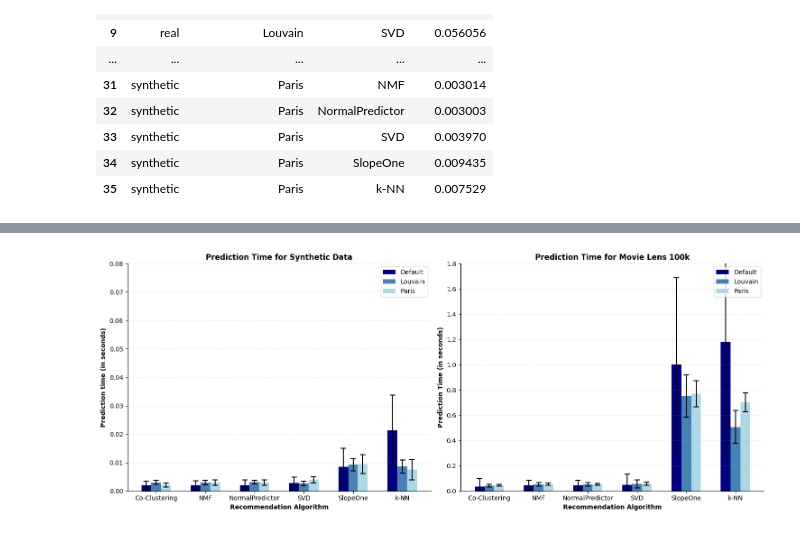
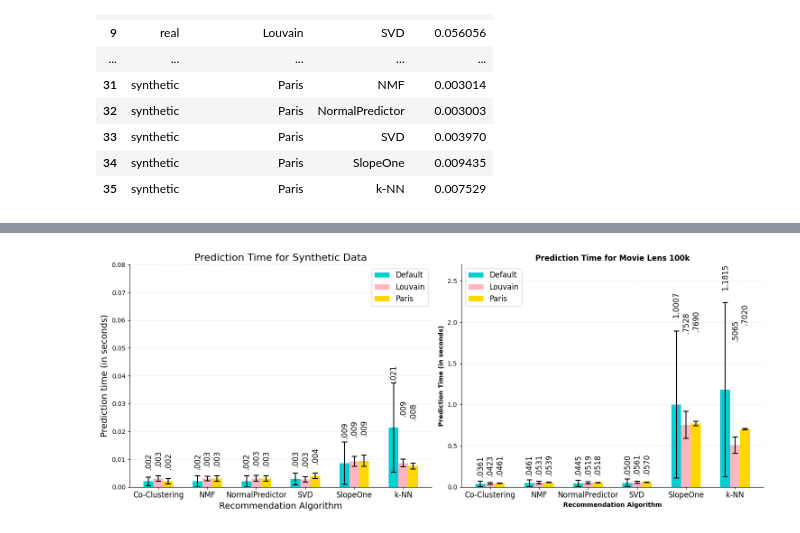
Before and after one commit to ryan-dutra/Collaborative-filtering, a Jupyter notebook: notebooks/summarization_of_cost.ipynb, the cells around one changed output, grey strips where cells are left out. Cells and saved outputs as stored; diff of their text form; code cells hidden in the pictures.

```diff
--- a/notebooks/summarization_of_cost.ipynb
+++ b/notebooks/summarization_of_cost.ipynb
@@ -41,7 +44,8 @@ df = df.groupby(['dataset', 'community_detector', 'algorithm_rec', 'test_size',
 df = df.groupby(['dataset', 'community_detector', 'algorithm_rec', 'test_size'])['train_runtime'].median().reset_index()
 df = df.groupby(['dataset', 'community_detector', 'algorithm_rec'])['train_runtime'].median().reset_index()
 errors = data.copy()
-errors = errors.groupby(['dataset', 'community_detector', 'algorithm_rec'])['train_runtime'].mad().reset_index()
+#errors = errors.groupby(['dataset', 'community_detector', 'algorithm_rec'])['train_runtime'].mad().reset_index()
+errors = errors.groupby(['dataset', 'community_detector', 'algorithm_rec'])['train_runtime'].agg(custom_aggregator).reset_index()
 
 display(df)
 # %% [output]
@@ -96,7 +100,7 @@ methods = list(
     )
 )
 methods.sort()
-colors = ['navy', 'steelblue', 'lightblue']
+colors = ['#00CED1', '#FFB6C1', '#FFD700']#['navy', 'steelblue', 'lightblue']
 bar_width = 0.2
 index = np.arange(len(models))
 # %%
@@ -184,7 +196,7 @@ df = df.groupby(['dataset', 'community_detector', 'algorithm_rec', 'test_size',
 df = df.groupby(['dataset', 'community_detector', 'algorithm_rec', 'test_size'])['test_runtime'].median().reset_index()
 df = df.groupby(['dataset', 'community_detector', 'algorithm_rec'])['test_runtime'].median().reset_index()
 errors = data.copy()
-errors = errors.groupby(['dataset', 'community_detector', 'algorithm_rec'])['test_runtime'].mad().reset_index()
+errors = errors.groupby(['dataset', 'community_detector', 'algorithm_rec'])['test_runtime'].agg(custom_aggregator).reset_index()
 
 display(df)
 # %% [output]
@@ -239,7 +251,7 @@ methods = list(
     )
 )
 methods.sort()
-colors = ['navy', 'steelblue', 'lightblue']
+colors = ['#00CED1', '#FFB6C1', '#FFD700']#['navy', 'steelblue', 'lightblue']
 bar_width = 0.2
 index = np.arange(len(models))
 # %%
@@ -267,55 +279,79 @@ fig, axes = plt.subplots(1, 2, figsize=(15, 6))
 for i, method in enumerate(methods):
     axes[0].bar(index + (i * bar_width), run_synt[:, i], yerr=errors_synt[:, i], width=bar_width, label=method,
                 color=colors[i], capsize=4, error_kw={'capthick': 1.5})
-#    for j, value in enumerate(run_synt[:, i]):
-#        formatted_value = format(value, '.3f').lstrip('0')
-#        axes[0].annotate(formatted_value, xy=(index[j] + (i * bar_width), value),
-#                         xytext=(0, -35), textcoords='offset points', ha='center', va='top',
-#                         fontsize=9, color='blueviolet', rotation='vertical', fontweight='bold')
+    for j, value in enumerate(run_synt[:, i]):
+        if j == 4:
+            formatted_value = format(value, '.3f').lstrip('0')
+            axes[0].annotate(formatted_value, xy=(index[j] + (i * bar_width), value),
+                            xytext=(0, 65), textcoords='offset points', ha='center', va='top',
+                            fontsize=12, color='black', rotation='vertical')#, fontweight='bold')
+        elif j ==5:
+            formatted_value = format(value, '.3f').lstrip('0')
+            axes[0].annotate(formatted_value, xy=(index[j] + (i * bar_width), value),
+                            xytext=(0, 100), textcoords='offset points', ha='center', va='top',
+                            fontsize=12, color='black', rotation='vertical')#, fontweight='bold')
+        else:
+            formatted_value = format(value, '.3f').lstrip('0')
+            axes[0].annotate(formatted_value, xy=(index[j] + (i * bar_width), value),
+                            xytext=(0, 45), textcoords='offset points', ha='center', va='top',
+                            fontsize=12, color='black', rotation='vertical')#, fontweight='bold')
 
 # Additional plot settings for the synthetic dataset
-axes[0].set_xlabel('Recommendation Algorithm', fontweight='bold')
-axes[0].set_ylabel('Prediction time (in seconds)', fontweight='bold')
-axes[0].set_title('Prediction Time for Synthetic Data', fontweight='bold')
+axes[0].set_xlabel('Recommendation Algorithm', fontsize=14)#, fontweight='bold')
+axes[0].set_ylabel('Prediction time (in seconds)', fontsize=14)#, fontweight='bold')
+axes[0].set_title('Prediction Time for Synthetic Data', fontsize=16)#, fontweight='bold')
 axes[0].set_xticks(index + (bar_width * (len(methods) - 1) / 2))
 axes[0].set_xticklabels(models, ha='center')
 axes[0].set_ylim(0, 0.08)
-axes[0].legend()
+axes[0].tick_params(axis='x', labelsize=12)
+axes[0].legend(fontsize=12)
 
 # Add horizontal grid lines for the synthetic dataset
 axes[0].grid(axis='y', linestyle='--', alpha=0.3)
 
 for i, method in enumerate(methods):
     axes[1].bar(index + (i * bar_width), run_real[:, i], yerr=errors_real[:, i], width=bar_width, label=method,
                 color=colors[i], capsize=4, error_kw={'capthick': 1.5})
-#    for j, value in enumerate(run_real[:, i]):
-#        formatted_value = format(value, '.4f').lstrip('0')
-#        axes[1].annotate(formatted_value, xy=(index[j] + (i * bar_width), value),
-#                         xytext=(0, -35), textcoords='offset points', ha='center', va='top',
-#                         fontsize=9, color='blueviolet', rotation='vertical', fontweight='bold')
+    for j, value in enumerate(run_real[:, i]):
+        if j == 4:
+            formatted_value = format(value, '.4f').lstrip('0')
+            axes[1].annotate(formatted_value, xy=(index[j] + (i * bar_width), value),
+                            xytext=(0, 180), textcoords='offset points', ha='center', va='top',
+                            fontsize=12, color='black', rotation='vertical')#, fontweight='bold')
+        elif j == 5:
+            formatted_value = format(value, '.4f').lstrip('0')
+            axes[1].annotate(formatted_value, xy=(index[j] + (i * bar_width), value),
+                            xytext=(0, 200), textcoords='offset points', ha='center', va='top',
+                            fontsize=12, color='black', rotation='vertical')#, fontweight='bold')
+        else:
+            formatted_value = format(value, '.4f').lstrip('0')
+            axes[1].annotate(formatted_value, xy=(index[j] + (i * bar_width), value),
+                            xytext=(0, 45), textcoords='offset points', ha='center', va='top',
+                            fontsize=12, color='black', rotation='vertical')#, fontweight='bold')
 # Additional plot settings for the real dataset
 axes[1].set_xlabel('Recommendation Algorithm', fontweight='bold')
 axes[1].set_ylabel('Prediction Time (in seconds)', fontweight='bold')
 axes[1].set_title('Prediction Time for Movie Lens 100k', fontweight='bold')
 axes[1].set_xticks(index + (bar_width * (len(methods) - 1) / 2))
 axes[1].set_xticklabels(models, ha='center')
-axes[1].set_ylim(0, 1.8)
-axes[1].legend()
+axes[1].set_ylim(0, 2.7)
+axes[1].tick_params(axis='x', labelsize=12)
+axes[1].legend(fontsize=12)
 
 # Add horizontal grid lines for the real dataset
 axes[1].grid(axis='y', linestyle='--', alpha=0.3)
 
 # Remove the top and right spines for both subplots
 axes[0].spines['top'].set_visible(False)
 axes[0].spines['right'].set_visible(False)
 axes[1].spines['top'].set_visible(False)
 axes[1].spines['right'].set_visible(False)
 
 # Adjust the spacing between subplots
 fig.tight_layout()
 
 # Display the plot
-plt.savefig('../plots/experiment_results/cost_comparison/prediction_plot.pdf')
+plt.savefig('../plots/experiment_results/cost_comparison/prediction_plot_V2.pdf')
 plt.show()
 # %% [output]
-[figure, old version]
+[figure, new version]
```
Also changed, not shown: parts of 4 cells of this notebook, 10 other files.
